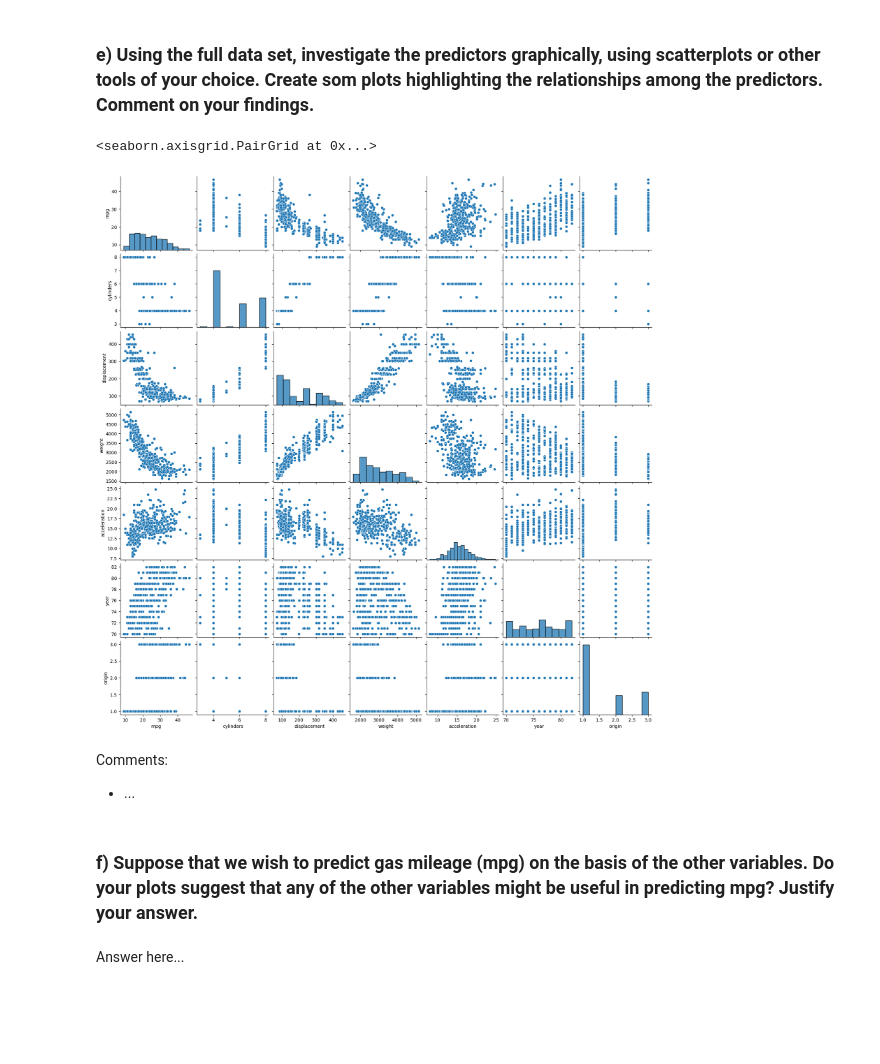
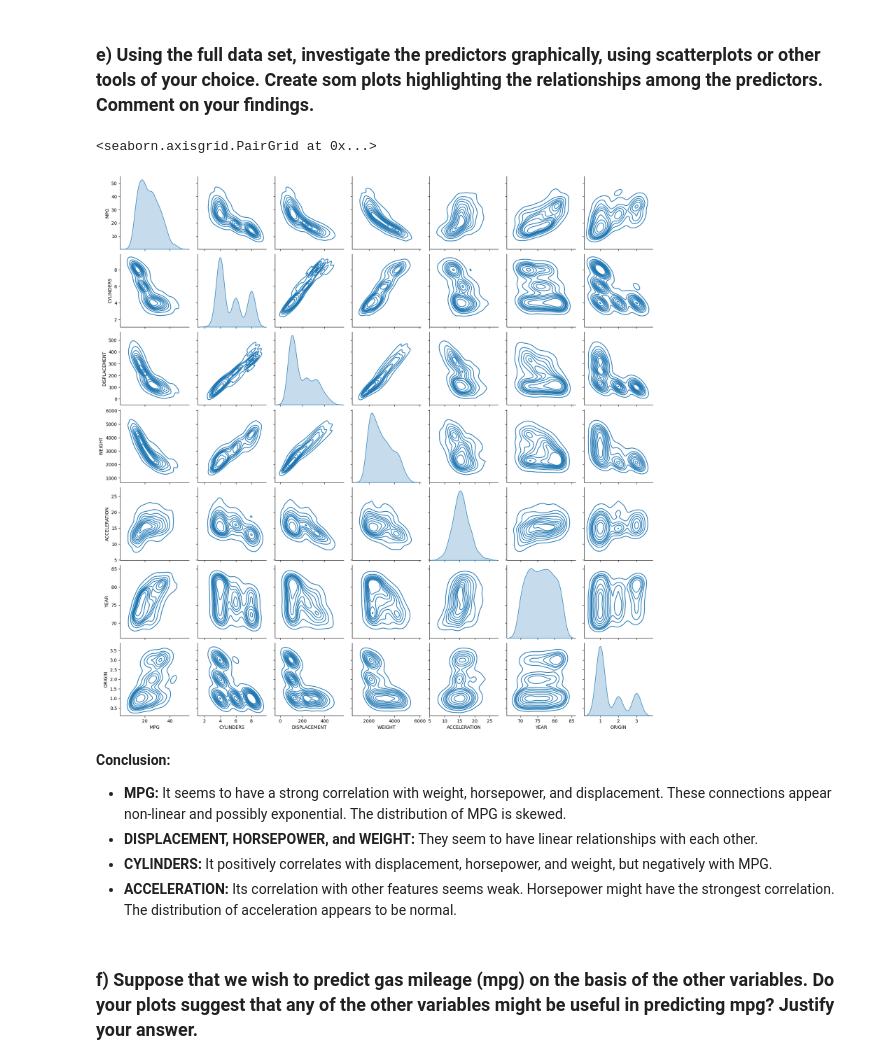
Before and after one commit to olivernilssson/Big-Data-GM0756, a Jupyter notebook: problem_sets/ps_1/e_9.ipynb, the cells around one changed output. Cells and saved outputs as stored; diff of their text form; code cells hidden in the pictures; blank space fills up the shorter version.

```diff
--- a/problem_sets/ps_1/e_9.ipynb
+++ b/problem_sets/ps_1/e_9.ipynb
@@ -25,5 +24,8 @@ auto = pd.read_csv("auto.csv")
 auto = auto.replace('?', np.nan)
 # Drop rows with missing values
 auto = auto.dropna()
+# Upper case all column names
+auto.columns = auto.columns.str.upper()
+# Display the first 5 rows of the data set
 auto.head()
 # %% [output]
@@ -114,14 +118,17 @@ pd.DataFrame({
 ### e) Using the full data set, investigate the predictors graphically, using scatterplots or other tools of your choice. Create som plots highlighting the relationships among the predictors. Comment on your findings.
 # %%
 # Pairplot of the full data set auto
-sns.pairplot(auto)
+# Using the kind parameter for a more clearer visualization
+sns.pairplot(auto, kind="kde")
 # %% [output]
 <seaborn.axisgrid.PairGrid at 0x...>
-[figure, old version]
+[figure, new version]
-# %% [markdown]
-Comments:
-* ...
+# %% [markdown]
+**Conclusion:**
+
+* **MPG:** It seems to have a strong correlation with weight, horsepower, and displacement. These connections appear non-linear and possibly exponential. The distribution of MPG is skewed.
+* **DISPLACEMENT, HORSEPOWER, and WEIGHT:** They seem to have linear relationships with each other.
+* **CYLINDERS:** It positively correlates with displacement, horsepower, and weight, but negatively with MPG.
+* **ACCELERATION:** Its correlation with other features seems weak. Horsepower might have the strongest correlation. The distribution of acceleration appears to be normal.
 # %% [markdown]
 ### f) Suppose that we wish to predict gas mileage (mpg) on the basis of the other variables. Do your plots suggest that any of the other variables might be useful in predicting mpg? Justify your answer.
-# %% [markdown]
-Answer here...
```
Also changed, not shown: parts of 10 cells of this notebook, 1 other file.
